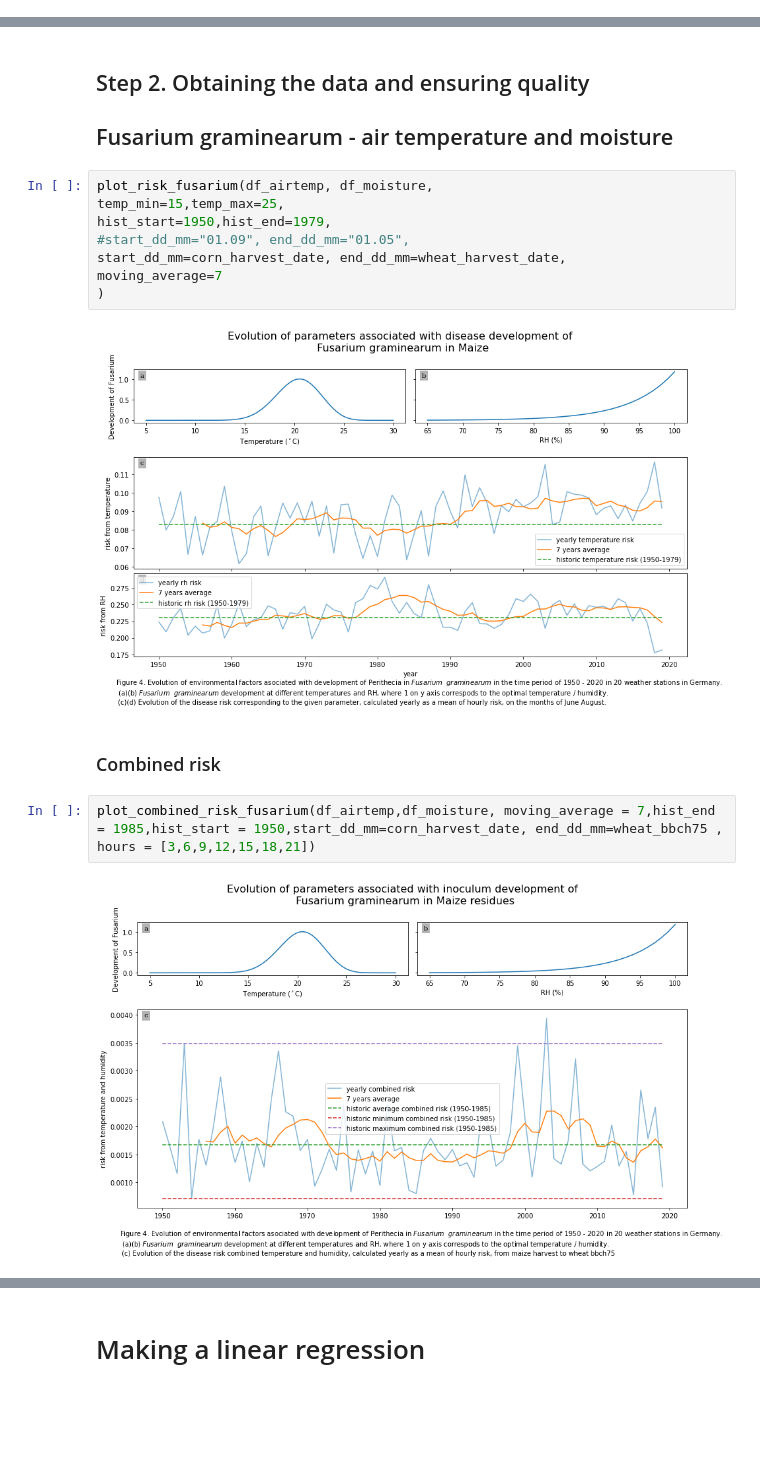
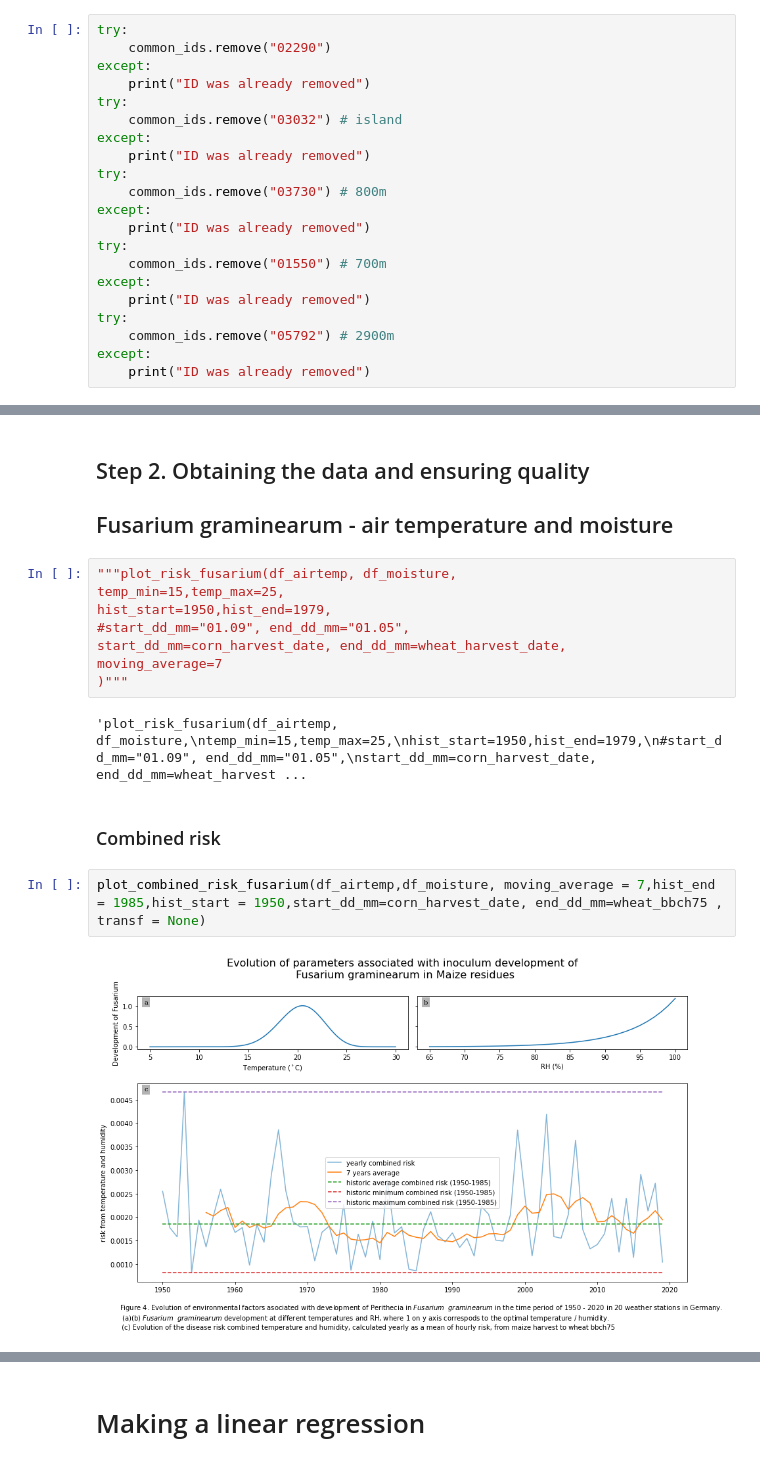
Before and after one commit to serbanradulescu/master_thesis, a Jupyter notebook: project.ipynb, the cells around one changed output, grey strips where cells are left out. Cells and saved outputs as stored; diff of their text form; blank space fills up the shorter version.

```diff
--- a/project.ipynb
+++ b/project.ipynb
@@ -102,6 +97,27 @@ except:
 plot_points_germany(dwd_links)
 # %% [output]
 [figure]
+# %%
+try:
+    common_ids.remove("02290")
+except:
+    print("ID was already removed")
+try:
+    common_ids.remove("03032") # island
+except:
+    print("ID was already removed")
+try:
+    common_ids.remove("03730") # 800m
+except:
+    print("ID was already removed")
+try:
+    common_ids.remove("01550") # 700m
+except:
+    print("ID was already removed")
+try:
+    common_ids.remove("05792") # 2900m
+except:
+    print("ID was already removed")
 # %%
 #to_exp = coordinates_stations(common_ids,"downloads/hourly/dew_point/TD_Stundenwerte_Beschreibung_Stationen.txt")
 #to_exp.id = to_exp.id.apply(lambda x: str(x).zfill(5))
@@ -209,18 +225,18 @@ df_moisture = df_moisture[df_moisture["hour"].isin([6, 9, 12, 15, 18, 21])]
 ## Step 2. Obtaining the data and ensuring quality
 ## Fusarium graminearum - air temperature and moisture
 # %%
-plot_risk_fusarium(df_airtemp, df_moisture,
+"""plot_risk_fusarium(df_airtemp, df_moisture,
 temp_min=15,temp_max=25,
 hist_start=1950,hist_end=1979,
 #start_dd_mm="01.09", end_dd_mm="01.05",
 start_dd_mm=corn_harvest_date, end_dd_mm=wheat_harvest_date,
 moving_average=7
-)
+)"""
 # %% [output]
-[figure, removed]
+'plot_risk_fusarium(df_airtemp, df_moisture,\ntemp_min=15,temp_max=25,\nhist_start=1950,hist_end=1979,\n#start_dd_mm="01.09", end_dd_mm="01.05",\nstart_dd_mm=corn_harvest_date, end_dd_mm=wheat_harvest ...
 # %% [markdown]
 ### Combined risk
 # %%
-plot_combined_risk_fusarium(df_airtemp,df_moisture, moving_average = 7,hist_end = 1985,hist_start = 1950,start_dd_mm=corn_harvest_date, end_dd_mm=wheat_bbch75 , hours = [3,6,9,12,15,18,21])
+plot_combined_risk_fusarium(df_airtemp,df_moisture, moving_average = 7,hist_end = 1985,hist_start = 1950,start_dd_mm=corn_harvest_date, end_dd_mm=wheat_bbch75 , transf = None)
 # %% [output]
-[figure, old version]
+[figure, new version]
```
Also changed, not shown: parts of 34 cells of this notebook, 29 other files.
